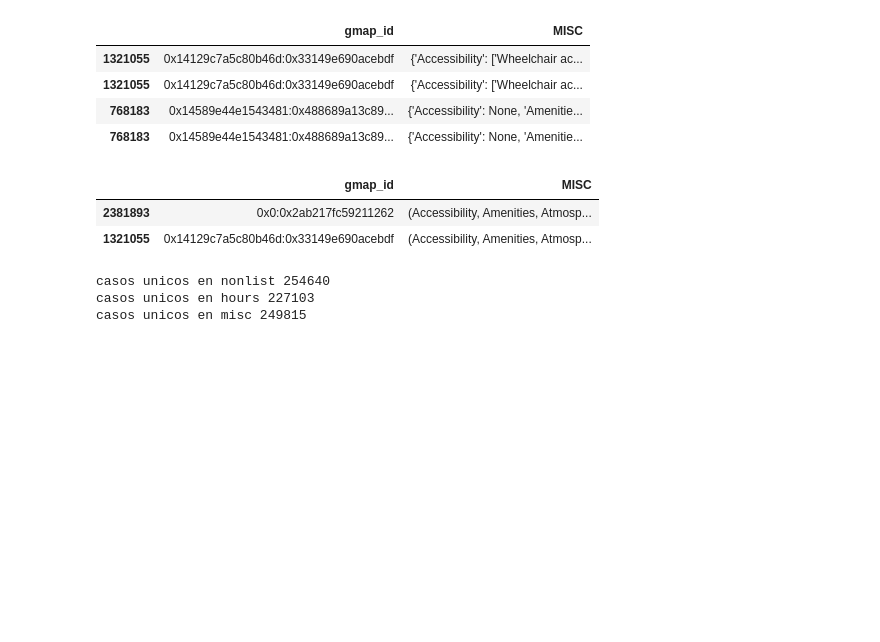
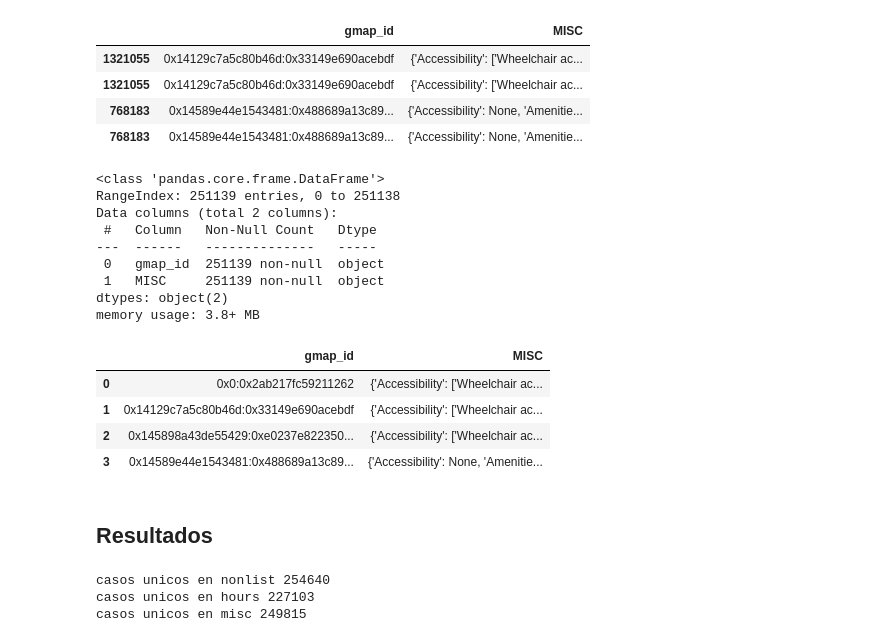
Before and after one commit to MatB1988/proyectogrupal, a Jupyter notebook: Pruebas/gmaps_meta_dups.ipynb, the cells around one changed output. Drawn from its saved outputs; the diff is of its cells as text; code cells hidden in the pictures; blank space fills up the shorter version.

```diff
--- a/Pruebas/gmaps_meta_dups.ipynb
+++ b/Pruebas/gmaps_meta_dups.ipynb
@@ -215,15 +237,35 @@ data_gmaps_metadata_misc_dups.head(4)
 # %%
 # para que drop_duplicates acepte las columnas anidadas, transformamos las columas en tuple
 data_gmaps_metadata_misc = data_gmaps_metadata[
     column_list_misc].dropna(subset=['MISC']).copy()
 data_gmaps_metadata_misc_sindups = data_gmaps_metadata_misc.assign(
     MISC = data_gmaps_metadata_misc['MISC'].map(tuple)
-    ).drop_duplicates().sort_values(by=['gmap_id'])
-data_gmaps_metadata_misc_sindups.head(2)
+    ).rename(
+        columns={'MISC':'misc_tuple'}
+        ).drop_duplicates().sort_values(by=['gmap_id'])
+data_gmaps_metadata_misc_2join = pd.merge(
+    left=data_gmaps_metadata_misc_sindups,
+    right=data_gmaps_metadata_misc.reset_index().drop_duplicates(subset='index').set_index('index'),
+    how='left').drop(columns=['misc_tuple'])
+data_gmaps_metadata_misc_2join.info()
+data_gmaps_metadata_misc_2join.head(4)
 # %% [output]
+<class 'pandas.core.frame.DataFrame'>
+RangeIndex: 251139 entries, 0 to 251138
+Data columns (total 2 columns):
+ #   Column   Non-Null Count   Dtype
+---  ------   --------------   -----
+ 0   gmap_id  251139 non-null  object
+ 1   MISC     251139 non-null  object
+dtypes: object(2)
+memory usage: 3.8+ MB
 |  | gmap_id | MISC |
-| 2381893 | 0x0:0x2ab217fc59211262 | (Accessibility, Amenities, Atmosp... |
-| 1321055 | 0x14129c7a5c80b46d:0x33149e690acebdf | (Accessibility, Amenities, Atmosp... |
+| 0 | 0x0:0x2ab217fc59211262 | {'Accessibility': ['Wheelchair ac... |
+| 1 | 0x14129c7a5c80b46d:0x33149e690acebdf | {'Accessibility': ['Wheelchair ac... |
+| 2 | 0x145898a43de55429:0xe0237e822350... | {'Accessibility': ['Wheelchair ac... |
+| 3 | 0x14589e44e1543481:0x488689a13c89... | {'Accessibility': None, 'Amenitie... |
+# %% [markdown]
+## Resultados
 # %%
 print("casos unicos en nonlist",data_gmaps_metadata_nonlist['gmap_id'].nunique())
 print("casos unicos en hours",data_gmaps_metadata_hours_sindups['gmap_id'].nunique())
```
Also changed, not shown: parts of 12 cells of this notebook, 11 other files.
